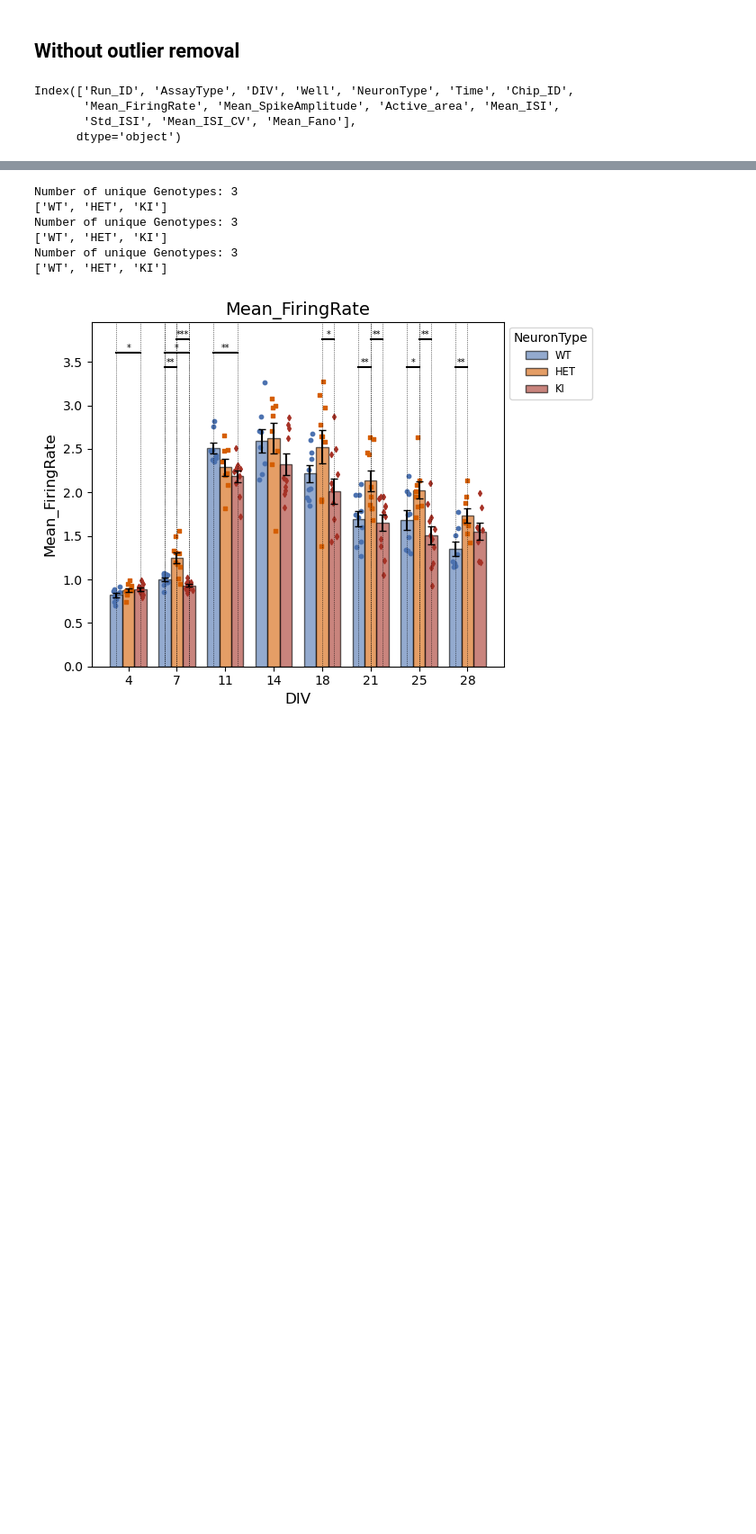
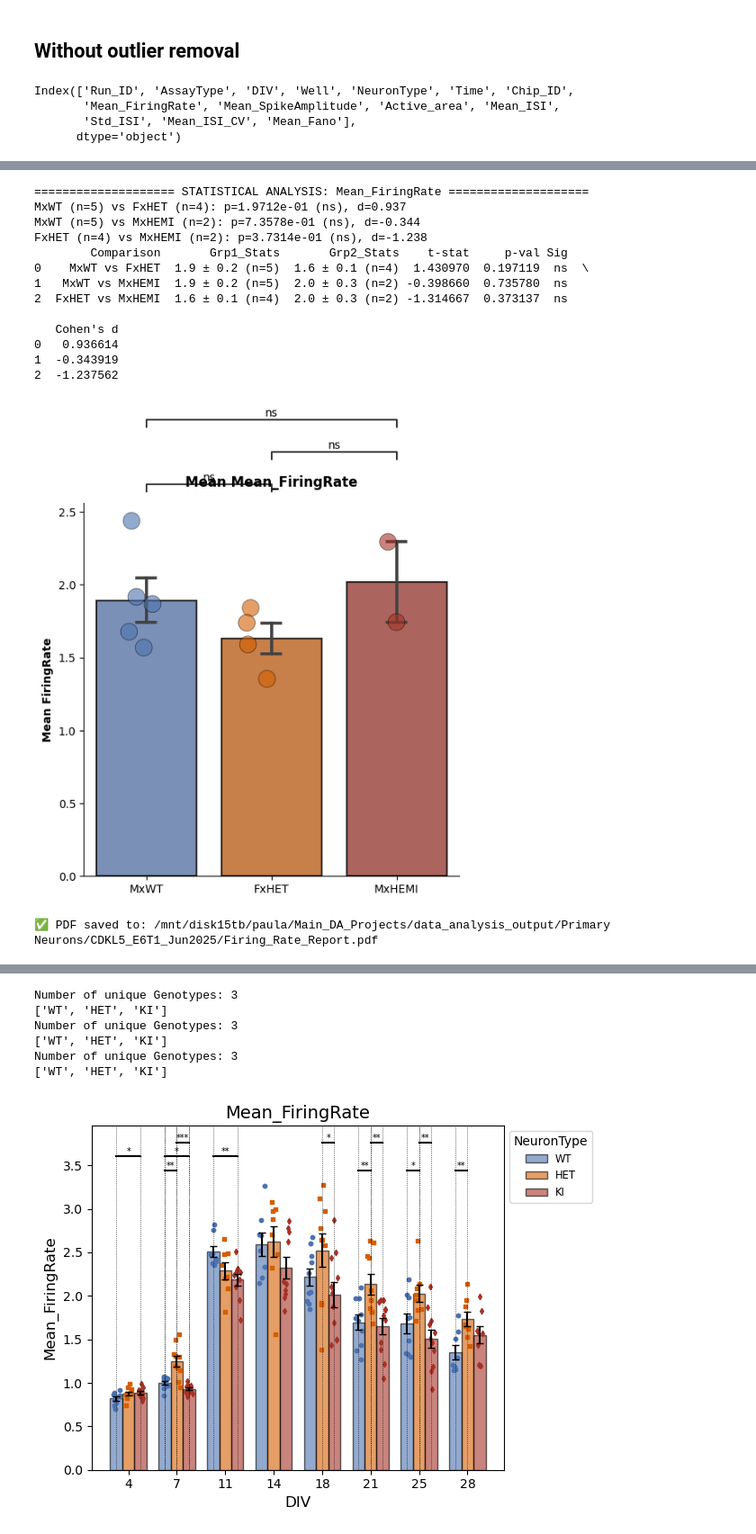
Before and after one commit to roybens/MEA_Analysis, a Jupyter notebook: NetworkAnalysis/PlottingFunctions/actiivitymetricsfigures.ipynb, the cells around one changed output, grey strips where cells are left out. Shown at 90% size. Saved outputs shown, nothing was run; the diff lists cells and outputs as text; code cells hidden in the pictures; blank space fills up the shorter version.

```diff
--- a/NetworkAnalysis/PlottingFunctions/actiivitymetricsfigures.ipynb
+++ b/NetworkAnalysis/PlottingFunctions/actiivitymetricsfigures.ipynb
@@ -56,6 +60,6 @@ markers = ['o','s','d','*','^']
 colors=[]
 for i, genotype in enumerate(unique_genotypes):
     colors.append(palette[genotype])
-unique_genotypes =['WT','HET', 'KI']
+order =['MxWT','FxHET','MxHEMI']
 print(colors)
 # %% [output]
@@ -62,0 +74,75 @@ print(colors)
+# %%
+import sys
+import importlib
+import matplotlib.pyplot as plt
+import meaplotter
+
+importlib.reload(meaplotter)
+
+# 2. YOUR PRE-PROCESSING (Steps 1 & 2 from your script)
+# Filter
+column_to_plot = 'Mean_FiringRate'
+df_clean = df[df[column_to_plot] >= 0.1].copy()
+
+# Aggregate to Well Means (Crucial Step!)
+# If you skip this, the plotter will plot every single electrode as a dot (N=Thousands)
+df_well_means = df_clean.groupby(['NeuronType', 'Well'])[column_to_plot].mean().reset_index()
+
+
+
+# The Vibrant Palette from your image
+vibrant_palette = palette
+
+# Initialize
+viz = meaplotter.MEAPlotter()
+
+# 1. ANALYZE (Get the numbers)
+stats_df = viz.calculate_stats(
+    df=df_well_means,
+    x='NeuronType',
+    y=column_to_plot,
+    order=order
+)
+print(stats_df) # View stats if you want
+
+# 2. PLOT (Just visualize in Jupyter)
+fig, ax = plt.subplots(figsize=(6,6))
+
+viz.plot_bars(
+    df=df_well_means,
+    x='NeuronType',
+    y=column_to_plot,
+    order=order,
+    palette=vibrant_palette,
+    title=f"Mean {column_to_plot}",
+    ax=ax
+)
+plt.show()
+
+# 3. SAVE PDF (Optional: Combine both into a report)
+viz.save_pdf(
+    df=df_well_means,
+    x='NeuronType',
+    y=column_to_plot,
+    order=order,
+    palette=vibrant_palette,
+    stats_df=stats_df,  # Pass the stats you calculated in step 1
+    title=f"Mean {column_to_plot}",
+    filename="/mnt/disk15tb/paula/Main_DA_Projects/data_analysis_output/Primary Neurons/CDKL5_E6T1_Jun2025/Firing_Rate_Report.pdf"
+)
+# %% [output]
+==================== STATISTICAL ANALYSIS: Mean_FiringRate ====================
+MxWT (n=5) vs FxHET (n=4): p=1.9712e-01 (ns), d=0.937
+MxWT (n=5) vs MxHEMI (n=2): p=7.3578e-01 (ns), d=-0.344
+FxHET (n=4) vs MxHEMI (n=2): p=3.7314e-01 (ns), d=-1.238
+        Comparison       Grp1_Stats       Grp2_Stats    t-stat     p-val Sig
+0    MxWT vs FxHET  1.9 ± 0.2 (n=5)  1.6 ± 0.1 (n=4)  1.430970  0.197119  ns  \
+1   MxWT vs MxHEMI  1.9 ± 0.2 (n=5)  2.0 ± 0.3 (n=2) -0.398660  0.735780  ns
+2  FxHET vs MxHEMI  1.6 ± 0.1 (n=4)  2.0 ± 0.3 (n=2) -1.314667  0.373137  ns
+
+   Cohen's d
+0   0.936614
+1  -0.343919
+2  -1.237562
+[figure, added]
+✅ PDF saved to: /mnt/disk15tb/paula/Main_DA_Projects/data_analysis_output/Primary Neurons/CDKL5_E6T1_Jun2025/Firing_Rate_Report.pdf
```
Also changed, not shown: parts of 10 cells of this notebook, 3 other files.
